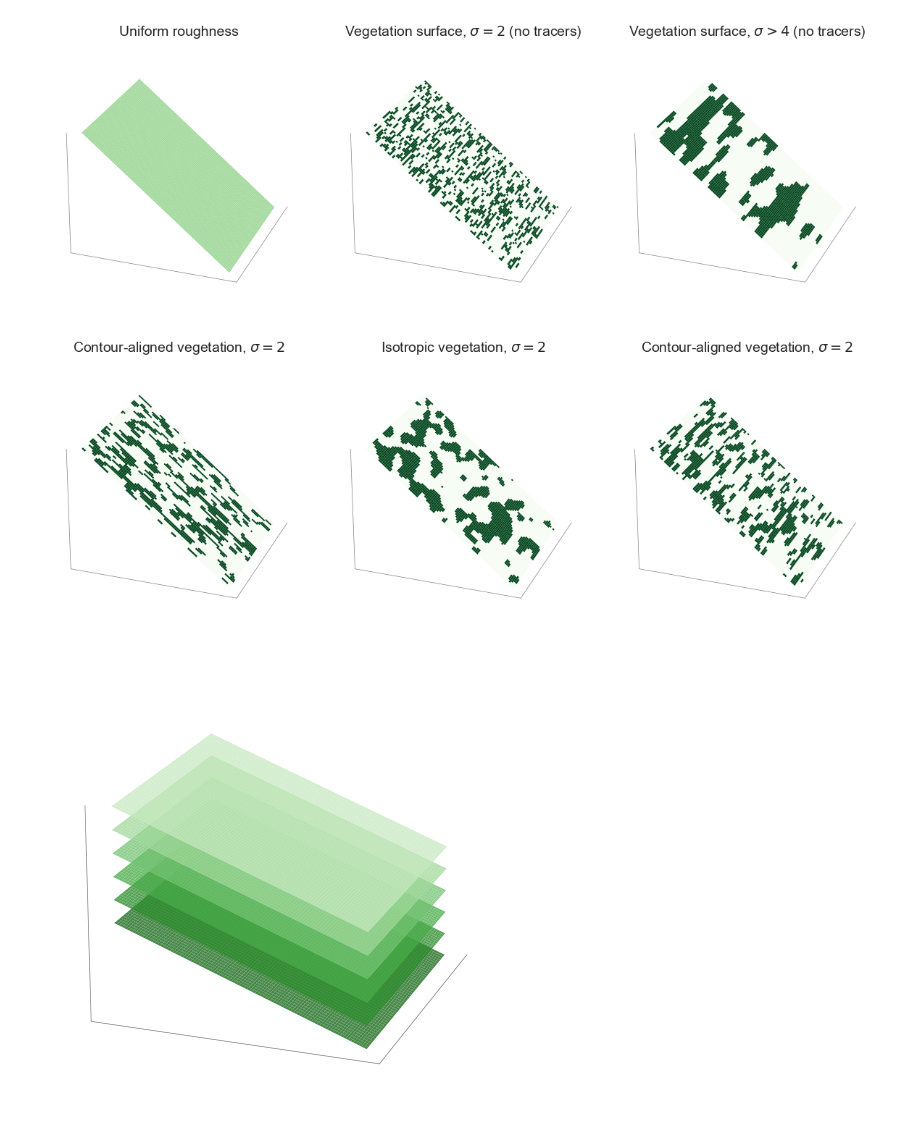
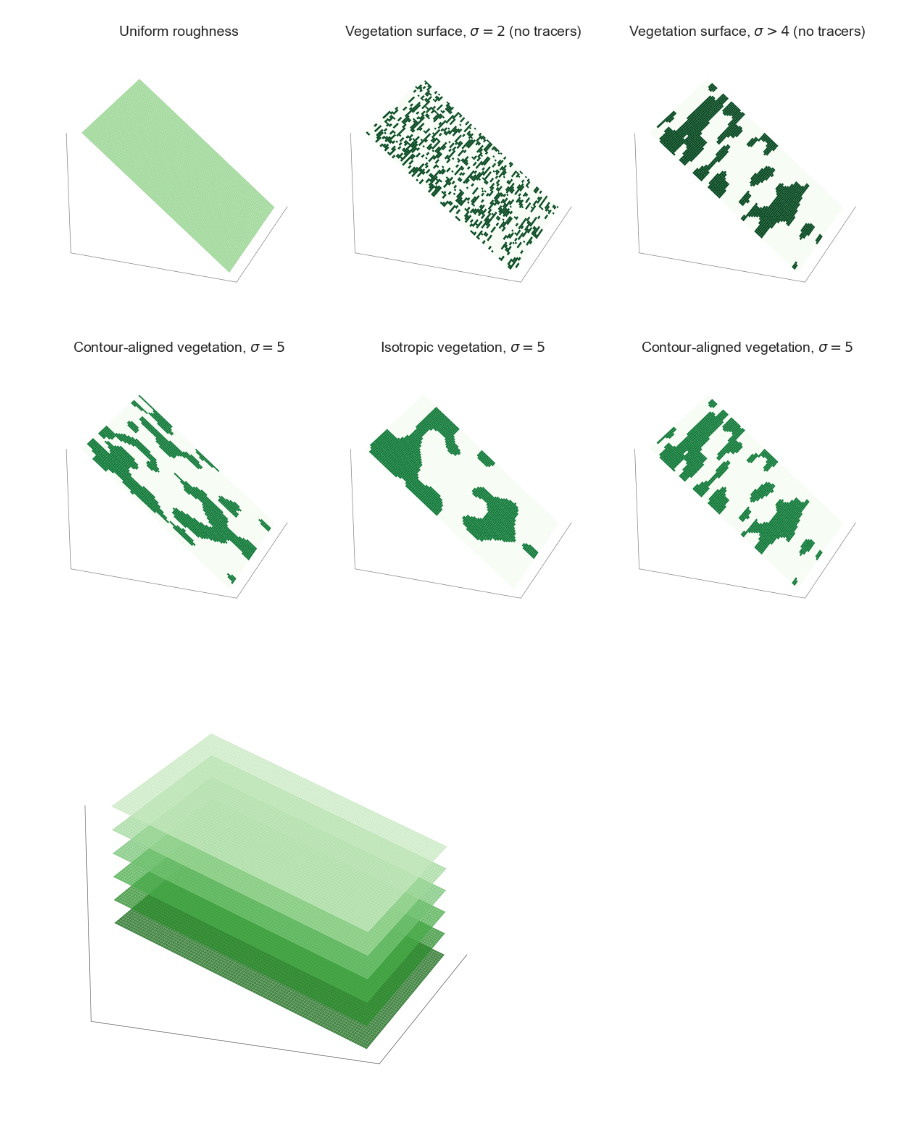
Before and after one commit to octavia-crompton/roughness-scale, a Jupyter notebook: notebooks/2. roughness_scale-pattern.ipynb, the cells around one changed output. Cells and saved outputs as stored; diff of their text form; code cells hidden in the pictures.

```diff
--- a/notebooks/2. roughness_scale-pattern.ipynb
+++ b/notebooks/2. roughness_scale-pattern.ipynb
@@ -1098,10 +1219,10 @@ fig = plt.figure(figsize=(12, 5))
 
 # Right subplot: uniform roughness — real topography, single light-green colour
 ax1 = fig.add_subplot(131, projection='3d')
-sim1 = summary.query(" fV > 0.2 and fV < 0.5 and sigma ==2 and aniso < 1").iloc[0]
+sim1 = summary.query(" fV > 0.2 and fV < 0.5 and sigma == 5 and aniso < 1").iloc[0]
 plot_surface(
     sim1, 'veg',
-    title=r'Contour-aligned vegetation, $\sigma=2$',
+    title=r'Contour-aligned vegetation, $\sigma=5$',
     color=cm.Greens,
     ax=ax1,
     ucut=1,
@@ -1111,35 +1232,35 @@ plot_surface(
 )
 
 
 # Left subplot: sigma = 2
 ax1 = fig.add_subplot(132, projection='3d')
-sim1 = summary.query(" fV > 0.2 and fV < 0.5 and sigma == 2  and aniso == 1").iloc[0]
+sim1 = summary.query(" fV > 0.2 and fV < 0.5 and sigma == 5  and aniso == 1").iloc[0]
 plot_surface(
     sim1, 'veg',
-    title=r'Isotropic vegetation, $\sigma=2$',
+    title=r'Isotropic vegetation, $\sigma=5$',
     color=cm.Greens,
     ax=ax1,
     ucut=1,
     dcut=0,
     alpha=1.0,
     plot_veg=False
 )
 
 # Middle subplot: sigma > 4
 ax2 = fig.add_subplot(133, projection='3d')
-sim2 = summary.query(" fV > 0.2 and fV < 0.5 and sigma == 2 and aniso > 1").iloc[0]
+sim2 = summary.query(" fV > 0.2 and fV < 0.5 and sigma == 5 and aniso > 1").iloc[0]
 plot_surface(
     sim2, 'veg',
-    title=r'Contour-aligned vegetation, $\sigma=2$',
+    title=r'Contour-aligned vegetation, $\sigma=5$',
     color=cm.Greens,
     ax=ax2,
     ucut=1,
     dcut=0,
     alpha=1.0,
     plot_veg=False
 )
 
 plt.tight_layout()
 plt.show()
 # %% [output]
-[figure, old version]
+[figure, new version]
```
Also changed, not shown: parts of 8 cells of this notebook, 29 other files.
